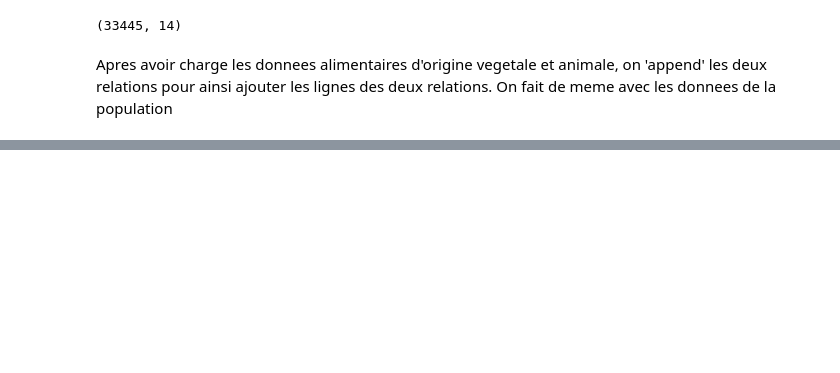
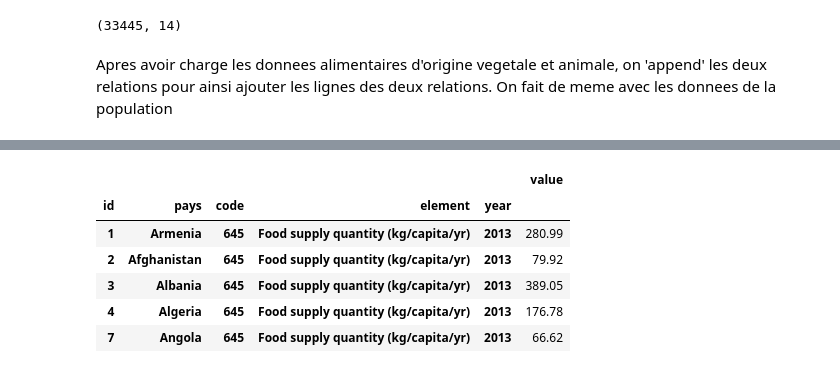
Before and after one commit to Sh4mSh4m/OCR_DA_proj3, a Jupyter notebook: projet3_fao.ipynb, the cells around one changed output, grey strips where cells are left out. Drawn from its saved outputs; the diff is of its cells as text; code cells hidden in the pictures; blank space fills up the shorter version.

```diff
--- a/projet3_fao.ipynb
+++ b/projet3_fao.ipynb
@@ -150,7 +178,6 @@ animal.shape
 Apres avoir charge les donnees alimentaires d'origine vegetale et animale, on 'append' les deux relations pour ainsi ajouter les lignes des deux relations. On fait de meme avec les donnees de la population
 # %%
 food = vegetal.append(animal)
-food = food.append(population)
 # %%
 food.shape
 # %% [output]
@@ -158,6 +185,8 @@ food.shape
 # %%
 food = food.pivot_table(
     index=["id","pays","code","element","year"],
-    columns = ["type"], values=["value"],
-    aggfunc=sum
+    #columns=["type"],
+    values=["value"],
+    aggfunc=np.sum,
+    fill_value=0
 )
@@ -186,0 +193,13 @@ food.head(20)
+# %%
+#result = food.query('element == ["Food supply quantity (kg/capita/yr)", "Protein supply quantity (g/capita/day)", "Population totale"]')
+food_supply = food.query('element == "Food supply quantity (kg/capita/yr)"')
+protein_supply = food.query('element == "Protein supply quantity (g/capita/day)"')
+food_supply.head()
+# %% [output]
+|  |  |  |  |  | value |
+| id | pays | code | element | year |  |
+| 1 | Armenia | 645 | Food supply quantity (kg/capita/yr) | 2013 | 280.99 |
+| 2 | Afghanistan | 645 | Food supply quantity (kg/capita/yr) | 2013 | 79.92 |
+| 3 | Albania | 645 | Food supply quantity (kg/capita/yr) | 2013 | 389.05 |
+| 4 | Algeria | 645 | Food supply quantity (kg/capita/yr) | 2013 | 176.78 |
+| 7 | Angola | 645 | Food supply quantity (kg/capita/yr) | 2013 | 66.62 |
```
Also changed, not shown: parts of 12 cells of this notebook.
